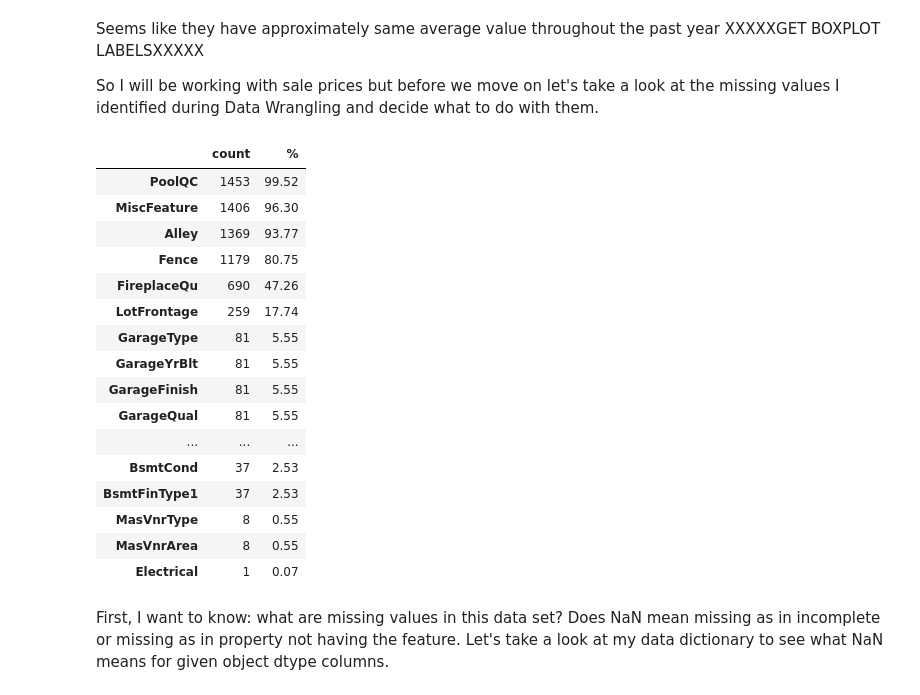
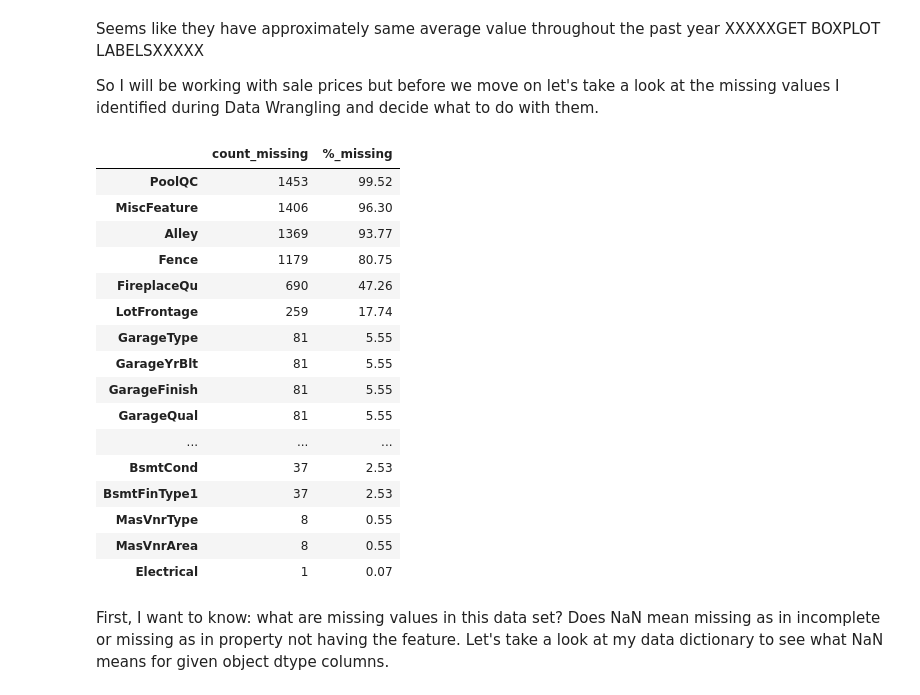
Before and after one commit to lilorent/Springboard, a Jupyter notebook: capstone2-housing/Exploratory Data Analysis.ipynb, the cells around one changed output. Saved outputs shown, nothing was run; the diff lists cells and outputs as text; code cells hidden in the pictures.

```diff
--- a/capstone2-housing/Exploratory Data Analysis.ipynb
+++ b/capstone2-housing/Exploratory Data Analysis.ipynb
@@ -22,8 +24,8 @@ for index, row in data_dict.iterrows():
         dtype_object.append(row[0])
 
 # Casting correct dtypes for categorical data columns and creating new df for cleaned housing data
-housing_dtypes_clean = housing[dtype_object].astype('object')
-housing = housing.merge(housing).drop_duplicates(keep='first').reset_index(drop=True)
+housing_dtypes = housing[dtype_object].astype('object')
+housing = housing.merge(housing_dtypes).drop_duplicates(keep='first').reset_index(drop=True)
 housing.info()
 # %% [output]
 <class 'pandas.core.frame.DataFrame'>
@@ -79,12 +80,12 @@ So I will be working with sale prices but before we move on let's take a look at
 # %%
 # Count and percentage of missing data in columns
 missing = pd.concat([housing.isnull().sum(), 100 * housing.isnull().mean().round(4)], axis=1)
-missing.columns=['count', '%']
-missing_values = missing.sort_values(by=['count', '%'], ascending=False)
-cols_missing = missing_values.loc[missing_values['count'] != 0.00]
+missing.columns=['count_missing', '%_missing']
+missing_values = missing.sort_values(by=['count_missing', '%_missing'], ascending=False)
+cols_missing = missing_values.loc[missing_values['count_missing'] != 0.00]
 cols_missing
 # %% [output]
-|  | count | % |
+|  | count_missing | %_missing |
 | PoolQC | 1453 | 99.52 |
 | MiscFeature | 1406 | 96.30 |
 | Alley | 1369 | 93.77 |
```
Also changed, not shown: parts of 35 cells of this notebook.
